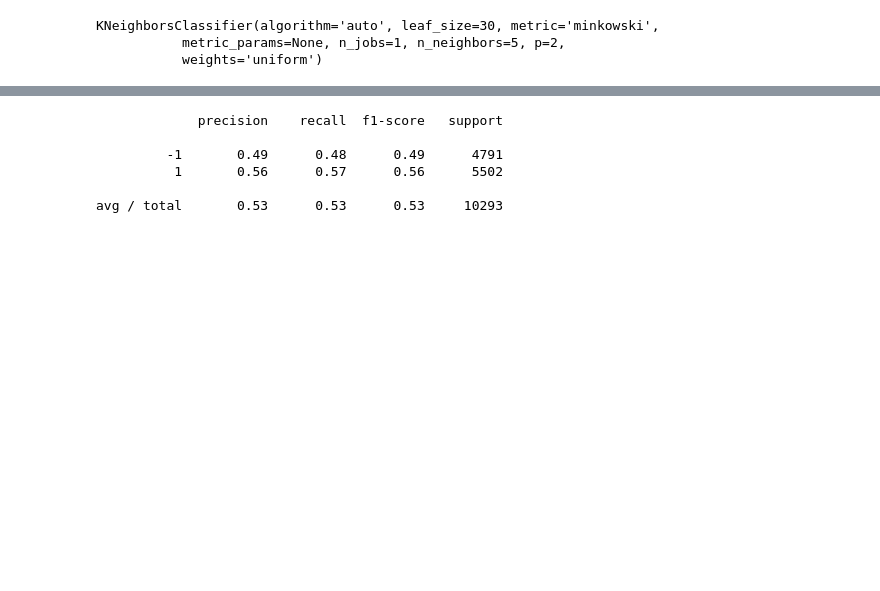
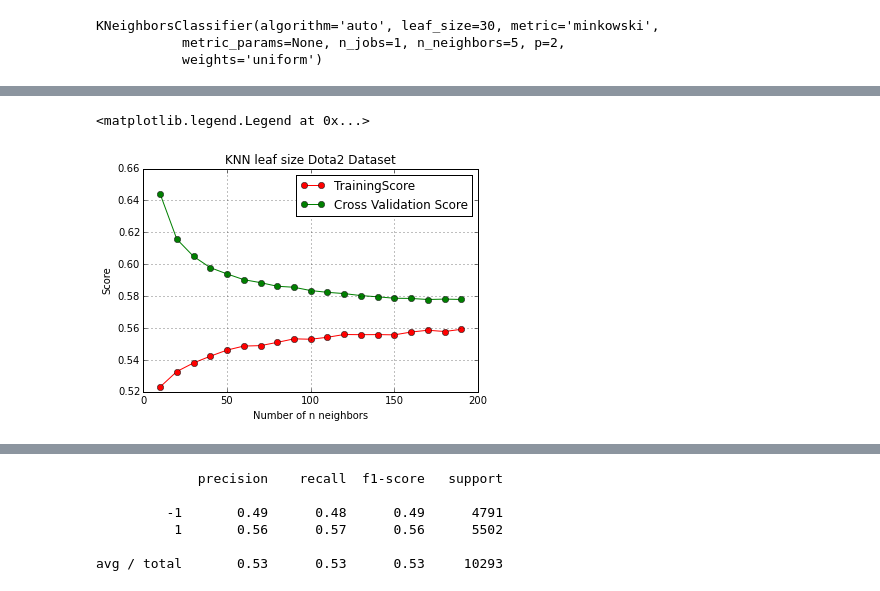
Before and after one commit to ksuhartono97/CS4641-repo, a Jupyter notebook: Dota2.ipynb, the cells around one changed output, grey strips where cells are left out. Saved outputs shown, nothing was run; the diff lists cells and outputs as text; code cells hidden in the pictures; blank space fills up the shorter version.

Commit message:
Dota2 dataset codes update

```diff
--- a/Dota2.ipynb
+++ b/Dota2.ipynb
@@ -114,3 +121,13 @@ plot_learning_curve(mlp, "MLP", x, y, (0.5, 0.65), cv=cv, n_jobs=4)
 # %% [output]
 <module 'matplotlib.pyplot' from '/Users/kristiansuhartono/python-env/lib/python2.7/site-packages/matplotlib/pyplot.pyc'>
 [figure]
+# %%
+# Code here is the algorithm tuning zone
+
+mlp = MLPClassifier(max_iter = 3800, activation='logistic', learning_rate='adaptive', hidden_layer_sizes=(200,))
+cv = ShuffleSplit(n_splits=10, test_size=0.2, random_state=0)
+# parameters = {'activation':('identity', 'logistic', 'tanh', 'relu'), 'learning_rate' :('constant', 'invscaling', 'adaptive')}
+# parameters = {'max_iter': (np.arange(1000, 11000, 1000))}
+# parameters = {'hidden_layer_sizes' : ((100,), (200,), (300,), (400,), (500,), (600,),(700,),(800,),(900,))}
+mlpGS = GridSearchCV(mlp, parameters, cv = cv, scoring='accuracy', verbose=10, n_jobs=4)
+mlpGS.fit(x, y)
@@ -116,0 +237,5 @@ plot_learning_curve(mlp, "MLP", x, y, (0.5, 0.65), cv=cv, n_jobs=4)
+# %%
+mlp = MLPClassifier(max_iter = 3800, activation='logistic', learning_rate='adaptive', hidden_layer_sizes=(200,))
+mlp.fit(x, y)
+mlpPred = mlp.predict(testX)
+print metrics.classification_report(testY, mlpPred)
@@ -165,3 +285,12 @@ knn.fit(x,y)
 KNeighborsClassifier(algorithm='auto', leaf_size=30, metric='minkowski',
            metric_params=None, n_jobs=1, n_neighbors=5, p=2,
            weights='uniform')
+# %%
+# Code here is the algorithm tuning zone will be commented out takes a long time to run
+
+knn = KNeighborsClassifier(leaf_size = 80)
+cv = ShuffleSplit(n_splits=5, test_size=0.2, random_state=0)
+parameters = {'n_neighbors': (np.arange(50, 500, 50))}
+# parameters = {'leaf_size': (np.arange(10, 100, 10))}
+knnGS = GridSearchCV(knn, parameters, cv = cv, scoring='accuracy', verbose=10, n_jobs=-1)
+knnGS.fit(x, y)
@@ -167,0 +320,17 @@ KNeighborsClassifier(algorithm='auto', leaf_size=30, metric='minkowski',
+# %%
+# Graph drawing section, code changed everytime when i need a new graph, will be commented
+plt.figure()
+plt.title("KNN leaf size Dota2 Dataset")
+plt.xlabel("Number of n neighbors")
+plt.ylabel("Score")
+
+plt.grid()
+
+plt.plot(knnGS.param_grid['n_neighbors'], knnGS.cv_results_['mean_test_score'], 'o-', color="r",
+         label="TrainingScore" )
+plt.plot(knnGS.param_grid['n_neighbors'], knnGS.cv_results_['mean_train_score'], 'o-', color="g",
+         label="Cross Validation Score")
+plt.legend(loc="best")
+# %% [output]
+<matplotlib.legend.Legend at 0x...>
+[figure, added]
```
Also changed, not shown: parts of 11 cells of this notebook.
